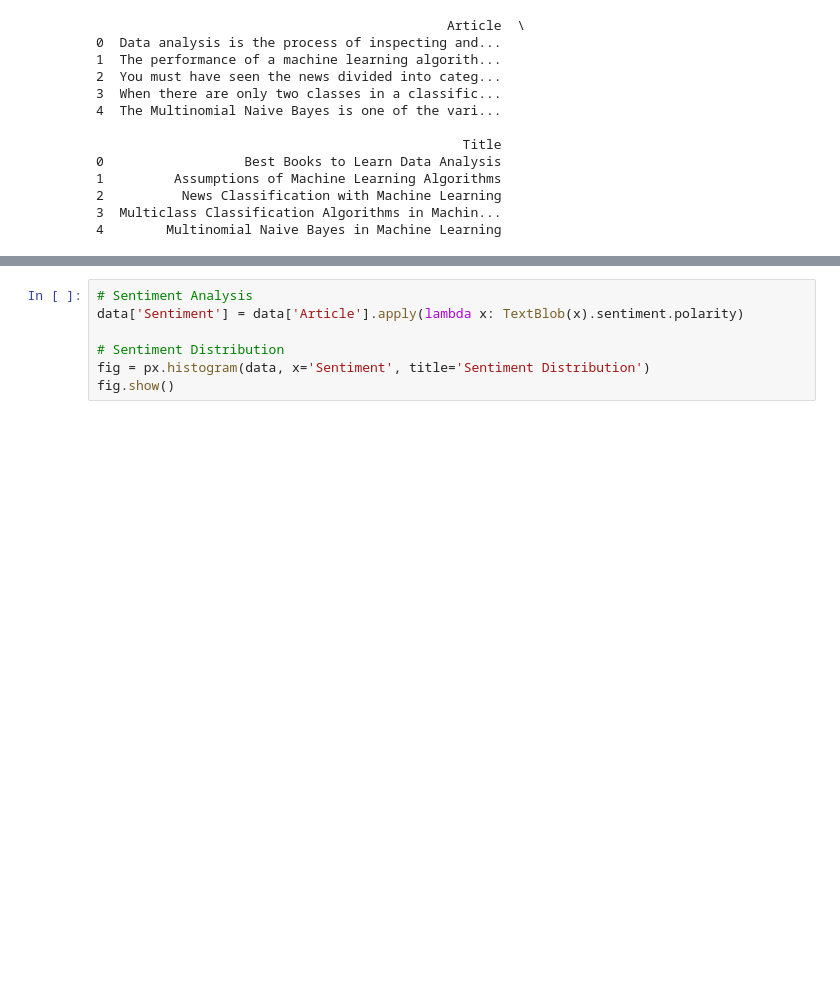
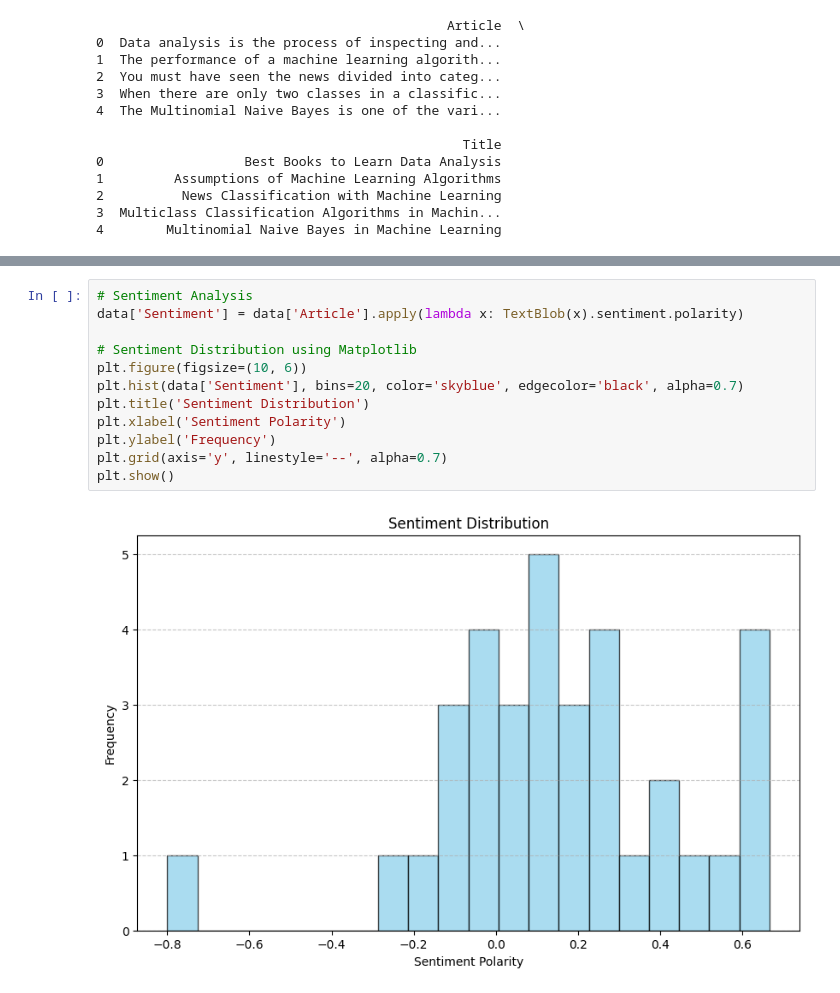
Before and after one commit to Jeevan177/Text-Analysis, a Jupyter notebook: Code.ipynb, the cells around one changed output, grey strips where cells are left out. Cells and saved outputs as stored; diff of their text form; blank space fills up the shorter version.

```diff
--- a/Code.ipynb
+++ b/Code.ipynb
@@ -42,8 +45,15 @@ fig.show()
 # %%
 # Sentiment Analysis
 data['Sentiment'] = data['Article'].apply(lambda x: TextBlob(x).sentiment.polarity)
 
-# Sentiment Distribution
-fig = px.histogram(data, x='Sentiment', title='Sentiment Distribution')
-fig.show()
+# Sentiment Distribution using Matplotlib
+plt.figure(figsize=(10, 6))
+plt.hist(data['Sentiment'], bins=20, color='skyblue', edgecolor='black', alpha=0.7)
+plt.title('Sentiment Distribution')
+plt.xlabel('Sentiment Polarity')
+plt.ylabel('Frequency')
+plt.grid(axis='y', linestyle='--', alpha=0.7)
+plt.show()
+# %% [output]
+[figure, added]
 # %%
```
Also changed, not shown: parts of 4 cells of this notebook.
